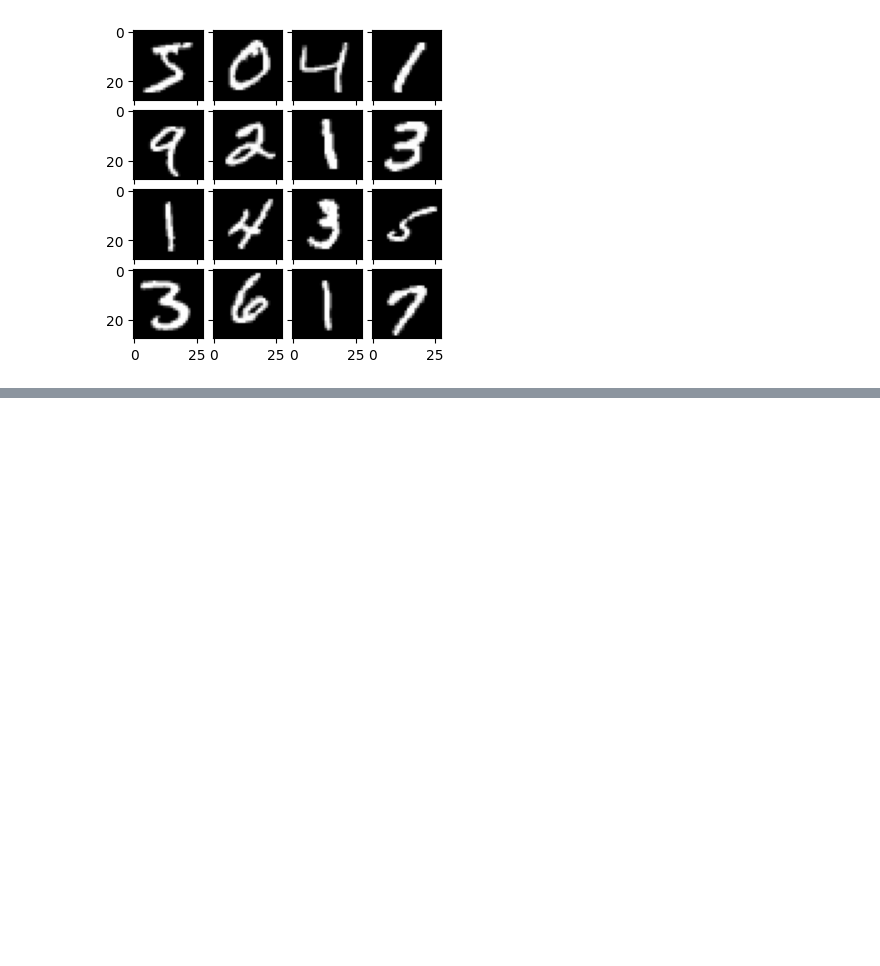
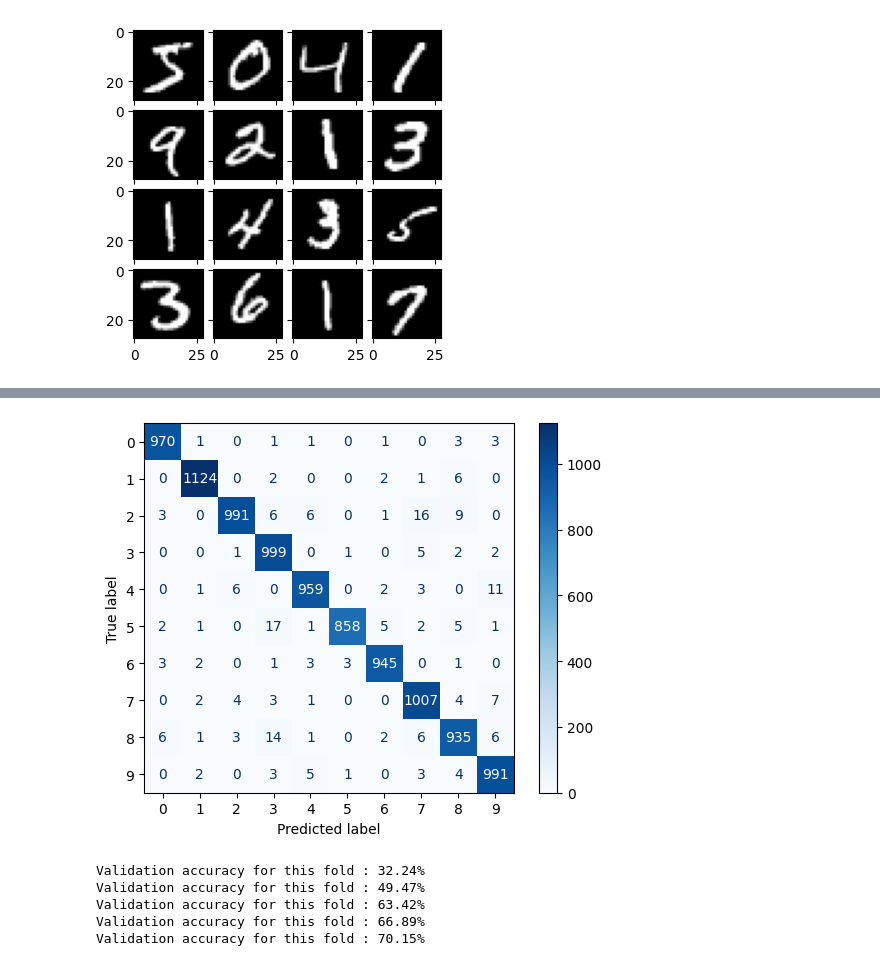
Before and after one commit to Bojo992/CS4287-MLP_project, a Jupyter notebook: MLP_using_MNIST/CS4287-Prj1-21323208-21317097.ipynb, the cells around one changed output, grey strips where cells are left out. Drawn from its saved outputs; the diff is of its cells as text; code cells hidden in the pictures; blank space fills up the shorter version.

```diff
--- a/MLP_using_MNIST/CS4287-Prj1-21323208-21317097.ipynb
+++ b/MLP_using_MNIST/CS4287-Prj1-21323208-21317097.ipynb
@@ -182,0 +178,25 @@ plt.show()
+# %%
+# Confusion Matrix
+# This class is responsible for converting history tensorflow so that we can work with it.
+class estimator:
+  _estimator_type = ''
+  classes_=[]
+  def __init__(self, model, classes):
+    self.model = model
+    self._estimator_type = 'classifier'
+    self.classes_ = classes
+  def predict(self, X):
+    y_prob= self.model.predict(X)
+    y_pred = y_prob.argmax(axis=1)
+    return y_pred
+
+classifier = estimator(model,["0", "1", "2", "3", "4", "5", "6", "7", "8", "9"])
+
+y_pred = classifier.predict(x_test)
+
+cm = confusion_matrix(y_test, y_pred)
+# Plotting confusion matrix below:
+disp = ConfusionMatrixDisplay(confusion_matrix=cm, display_labels=classifier.classes_)
+disp.plot(cmap="Blues")
+plt.show()
+# %% [output]
@@ -183 +204,43 @@ plt.show()
+[figure, added]
+# %%
+# K-Fold Cross Validation
+
+# We are using sgd activation function because it is more dependent on hyperparameters which will affect the final accuracy of this model.
+model_cloned.compile(optimizer='sgd',
+
+              loss=tf.keras.losses.SparseCategoricalCrossentropy(from_logits=False),
+
+              metrics=['accuracy'])
+
+# Instead of training dataset a single time, we split the dataset into K number of folds. It used different fold for validation set and K-1 for training set. This ensures that the model is evaluated on every data point as part of validation set. This ensures that we get the most of our dataset by using it for validation and testing.
+
+# Here we create a KFold object and define number of folds, in our case 5 equal sub-sets.
+kf = KFold(n_splits=5)
+
+all_histories = []
+
+# kf.split(x_train) : return indices to split the data into train and validation sets of each fold.
+for train_index, val_index in kf.split(x_train):
+    # train_index contains indices for training set for this fold.
+    # val_index contains indices for validation set for this fold.
+
+    # Split data using indices for current fold
+    x_train_fold, x_val_fold = x_train[train_index], x_train[val_index]  # Training and validation inputs
+    y_train_fold, y_val_fold = y_train[train_index], y_train[val_index]  # Training and validation labels
+
+    # Train model for this fold
+    # Model is trained on x_train_fold & evaluated on x_val_fold.
+    history = model_cloned.fit(x_train_fold, y_train_fold, epochs=30, validation_data=(x_val_fold, y_val_fold), verbose=0)
+    all_histories.append(history.history)
+    # Evaluate model on validation set
+    val_loss, val_acc = model_cloned.evaluate(x_val_fold, y_val_fold, verbose=0)
+
+    # Print validation accuracy for current fold.
+    print(f"Validation accuracy for this fold : {val_acc * 100:.2f}%")
+# %% [output]
+Validation accuracy for this fold : 32.24%
+Validation accuracy for this fold : 49.47%
+Validation accuracy for this fold : 63.42%
+Validation accuracy for this fold : 66.89%
+Validation accuracy for this fold : 70.15%
 # %%
```
Also changed, not shown: parts of 10 cells of this notebook.
